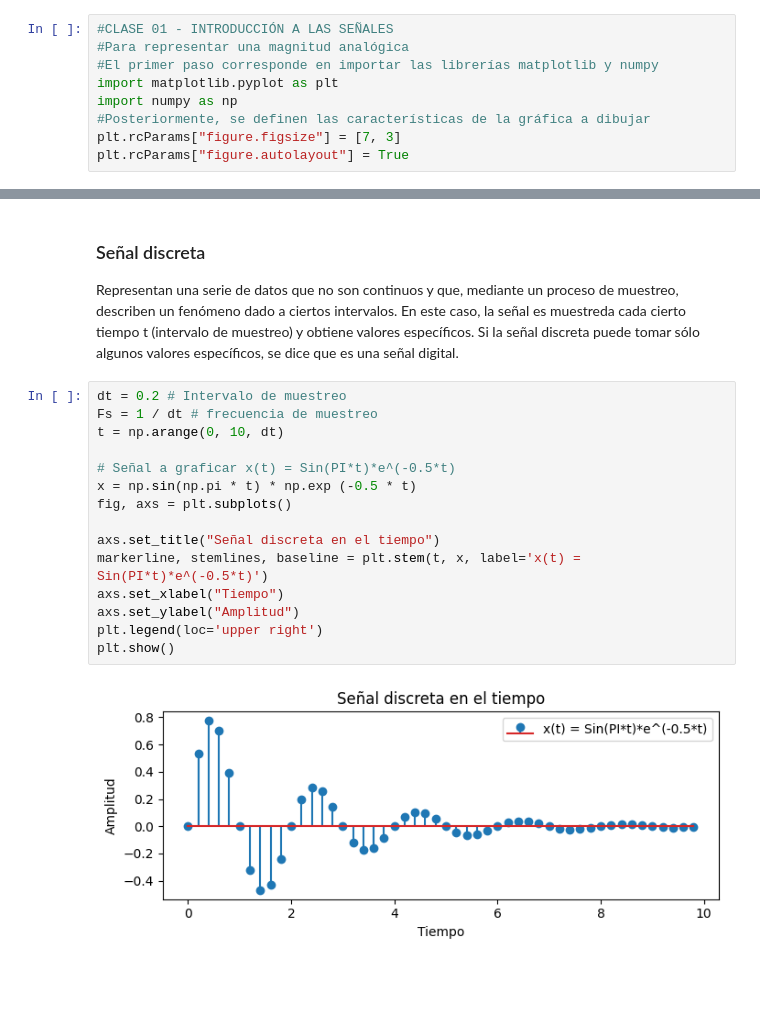
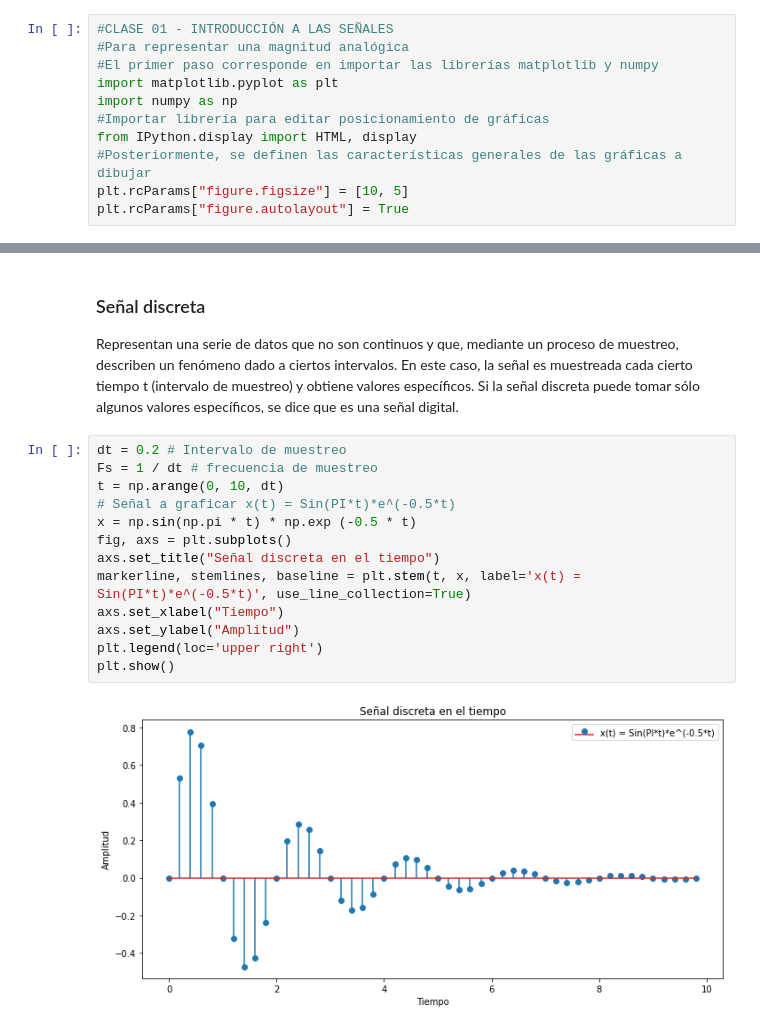
Before and after one commit to avilagab/Circuits, a Jupyter notebook: SYS/SYS01.ipynb, the cells around one changed output, grey strips where cells are left out. Cells and saved outputs as stored; diff of their text form; blank space fills up the shorter version.

```diff
--- a/SYS/SYS01.ipynb
+++ b/SYS/SYS01.ipynb
@@ -12,8 +19,10 @@ Sin embargo, la variable independiente no siempre es el tiempo. Por ejemplo, en
 #El primer paso corresponde en importar las librerías matplotlib y numpy
 import matplotlib.pyplot as plt
 import numpy as np
-#Posteriormente, se definen las características de la gráfica a dibujar
-plt.rcParams["figure.figsize"] = [7, 3]
+#Importar librería para editar posicionamiento de gráficas
+from IPython.display import HTML, display
+#Posteriormente, se definen las características generales de las gráficas a dibujar
+plt.rcParams["figure.figsize"] = [10, 5]
 plt.rcParams["figure.autolayout"] = True
 # %%
 #La variable independiente t se tomará en el rango [0,10] y se graficará cada 0.01 segundos.
@@ -33,20 +42,18 @@ plt.show()
 # %% [markdown]
 ### Señal discreta
-Representan una serie de datos que no son continuos y que, mediante un proceso de muestreo, describen un fenómeno dado a ciertos intervalos. En este caso, la señal es muestreda cada cierto tiempo t (intervalo de muestreo) y obtiene valores específicos. Si la señal discreta puede tomar sólo algunos valores específicos, se dice que es una señal digital.
+Representan una serie de datos que no son continuos y que, mediante un proceso de muestreo, describen un fenómeno dado a ciertos intervalos. En este caso, la señal es muestreada cada cierto tiempo t (intervalo de muestreo) y obtiene valores específicos. Si la señal discreta puede tomar sólo algunos valores específicos, se dice que es una señal digital.
 # %%
 dt = 0.2 # Intervalo de muestreo
 Fs = 1 / dt # frecuencia de muestreo
 t = np.arange(0, 10, dt)
-
 # Señal a graficar x(t) = Sin(PI*t)*e^(-0.5*t)
 x = np.sin(np.pi * t) * np.exp (-0.5 * t)
 fig, axs = plt.subplots()
-
 axs.set_title("Señal discreta en el tiempo")
-markerline, stemlines, baseline = plt.stem(t, x, label='x(t) = Sin(PI*t)*e^(-0.5*t)')
+markerline, stemlines, baseline = plt.stem(t, x, label='x(t) = Sin(PI*t)*e^(-0.5*t)', use_line_collection=True)
 axs.set_xlabel("Tiempo")
 axs.set_ylabel("Amplitud")
 plt.legend(loc='upper right')
 plt.show()
 # %% [output]
-[figure, old version]
+[figure, new version]
```
Also changed, not shown: parts of 7 cells of this notebook.
